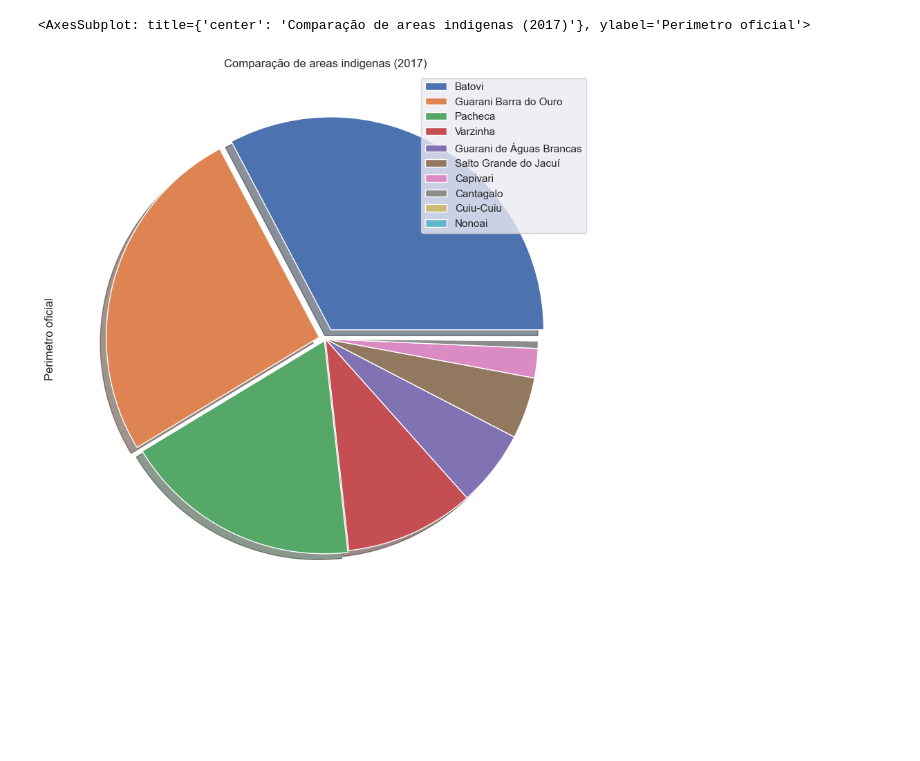
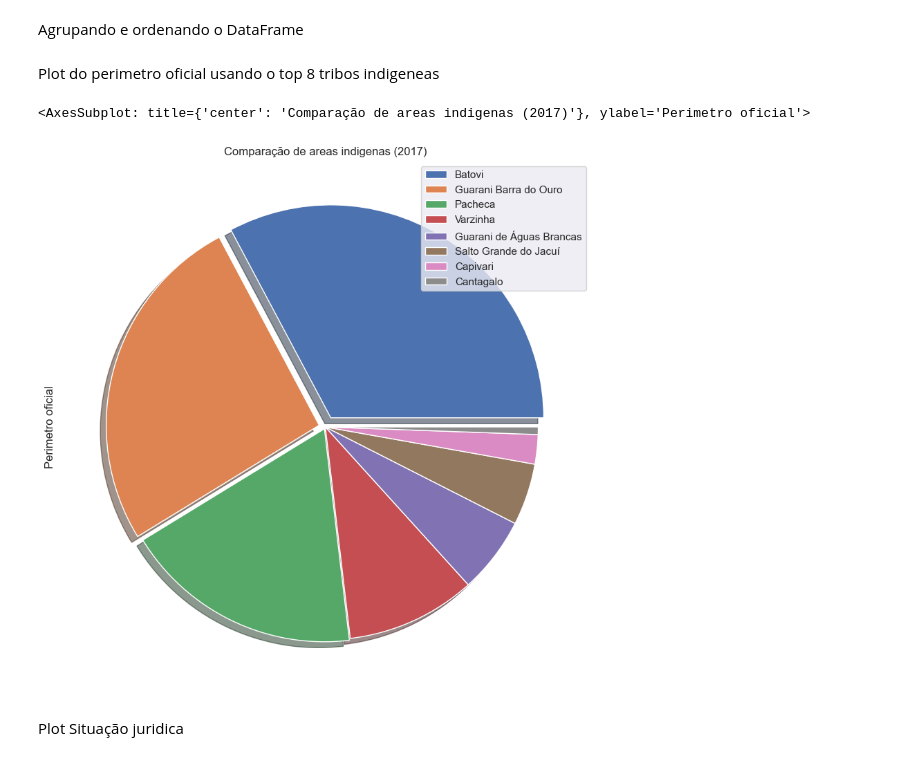
Before and after one commit to Gustavomichel/EDA-Brazil-indigenous-land, a Jupyter notebook: src/main.ipynb, the cells around one changed output. Saved outputs shown, nothing was run; the diff lists cells and outputs as text; code cells hidden in the pictures; blank space fills up the shorter version.

```diff
--- a/src/main.ipynb
+++ b/src/main.ipynb
@@ -19,27 +23,33 @@ df = df.drop(columns=["FID","nome","geometriaaproximada","datasituacaojuridica",
 # %%
 dfst = df.copy()
 dfst = dfst.drop(columns='perimetrooficial')
+# %% [markdown]
+Agrupando e ordenando o DataFrame
 # %%
 df = df.groupby(by='nomeabrev')['perimetrooficial'].sum()
 # %%
 df = df.sort_values(axis=0,ascending=False)
 # %%
-plot = df.head(10)
+plot = df.head(8)
+# %% [markdown]
+Plot do perimetro oficial usando o top 8 tribos indigeneas
 # %%
-explodes = [0.05,0.03,0.01,0,0,0,0,0,0,0]
+explodes = [0.05,0.03,0.01,0,0,0,0,0,]
 
 sns.set()
 plot.plot(kind='pie',
     labels = None,
     figsize=(12,10),
     legend=True,
     title='Comparação de areas indigenas (2017)',
     explode=explodes,
     ylabel='Perimetro oficial',
     shadow=True,)
 # %% [output]
 <AxesSubplot: title={'center': 'Comparação de areas indigenas (2017)'}, ylabel='Perimetro oficial'>
-[figure, old version]
+[figure, new version]
+# %% [markdown]
+Plot Situação juridica
 # %%
 # onehotencoder = OneHotEncoder()
 
```
Also changed, not shown: parts of 4 cells of this notebook.
